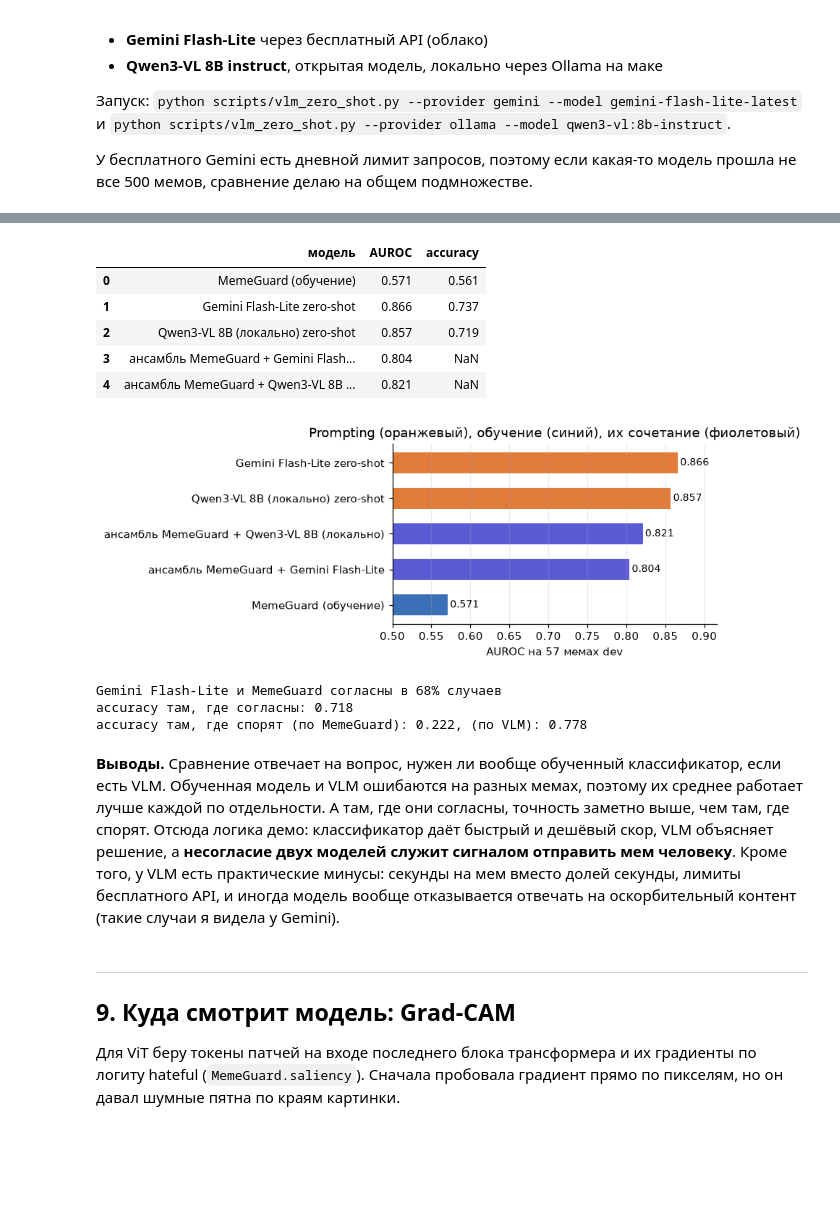
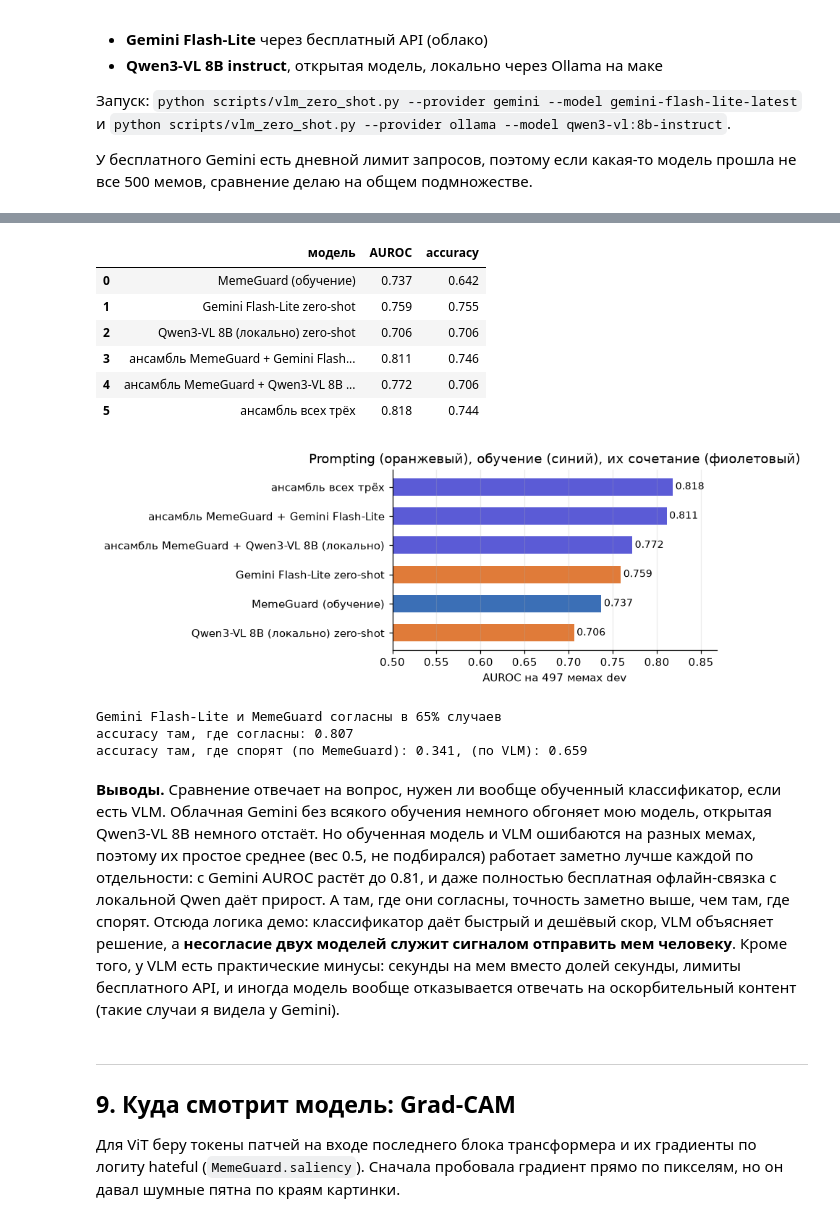
Before and after one commit to asrepovaamina-oss/memeguard, a Jupyter notebook: proj_3.ipynb, the cells around one changed output, grey strips where cells are left out. Drawn from its saved outputs; the diff is of its cells as text; code cells hidden in the pictures; blank space fills up the shorter version.

Commit message:
Финальный ноутбук proj_3, результаты на русских мемах, README
Co-Authored-By: Claude Opus 5.5 <noreply@anthropic.com>

```diff
--- a/proj_3.ipynb
+++ b/proj_3.ipynb
@@ -445,41 +447,45 @@ Qwen3-VL 8B (локально): ответов 57 из 500
 if common:
     idx = dev_idx[common].values
     y = y_dev[idx]
     rows = [{"модель": "MemeGuard (обучение)", "AUROC": roc_auc_score(y, p_dev[idx]),
              "accuracy": accuracy_score(y, p_dev[idx] >= thr)}]
     for name, d in vlm.items():
         s = d.loc[common, "score"].values
         rows.append({"модель": f"{name} zero-shot", "AUROC": roc_auc_score(y, s),
                      "accuracy": accuracy_score(y, s >= 0.5)})
-    # ансамбль: среднее вероятности моей модели и оценки VLM
+    # ансамбль: среднее вероятности моей модели и оценки VLM (вес не подбирался)
     for name, d in vlm.items():
         s = d.loc[common, "score"].values
         mix = (p_dev[idx] + s) / 2
         rows.append({"модель": f"ансамбль MemeGuard + {name}", "AUROC": roc_auc_score(y, mix),
-                     "accuracy": np.nan})
+                     "accuracy": accuracy_score(y, mix >= 0.5)})
+    mix_all = (p_dev[idx] + sum(d.loc[common, "score"].values for d in vlm.values())) / (1 + len(vlm))
+    rows.append({"модель": "ансамбль всех трёх", "AUROC": roc_auc_score(y, mix_all),
+                 "accuracy": accuracy_score(y, mix_all >= 0.5)})
     vlm_table = pd.DataFrame(rows).round(3)
     display(vlm_table)
 
     t = vlm_table.sort_values("AUROC")
     fig, ax = plt.subplots(figsize=(8, 3.2))
     colors = [C_ACCENT if "ансамбль" in m else (C_ORANGE if "zero-shot" in m else C_BLUE) for m in t["модель"]]
     ax.barh(t["модель"], t["AUROC"], color=colors, height=0.6)
     for i, v in enumerate(t["AUROC"]):
         ax.text(v + 0.003, i, f"{v:.3f}", va="center", fontsize=9)
     ax.set_xlim(0.5, max(t["AUROC"]) + 0.05)
     ax.set_xlabel(f"AUROC на {len(common)} мемах dev")
     ax.set_title("Prompting (оранжевый), обучение (синий), их сочетание (фиолетовый)")
     ax.grid(axis="y", visible=False)
     plt.tight_layout()
     plt.show()
 # %% [output]
 |  | модель | AUROC | accuracy |
-| 0 | MemeGuard (обучение) | 0.571 | 0.561 |
-| 1 | Gemini Flash-Lite zero-shot | 0.866 | 0.737 |
-| 2 | Qwen3-VL 8B (локально) zero-shot | 0.857 | 0.719 |
-| 3 | ансамбль MemeGuard + Gemini Flash... | 0.804 | NaN |
-| 4 | ансамбль MemeGuard + Qwen3-VL 8B ... | 0.821 | NaN |
+| 0 | MemeGuard (обучение) | 0.737 | 0.642 |
+| 1 | Gemini Flash-Lite zero-shot | 0.759 | 0.755 |
+| 2 | Qwen3-VL 8B (локально) zero-shot | 0.706 | 0.706 |
+| 3 | ансамбль MemeGuard + Gemini Flash... | 0.811 | 0.746 |
+| 4 | ансамбль MemeGuard + Qwen3-VL 8B ... | 0.772 | 0.706 |
+| 5 | ансамбль всех трёх | 0.818 | 0.744 |
-[figure, old version]
+[figure, new version]
 # %%
 if common:
     name = list(vlm)[0]
@@ -491,13 +497,15 @@ if common:
     print(f"accuracy там, где спорят (по MemeGuard): {accuracy_score(y[~agree], m_hate[~agree]):.3f}, "
           f"(по VLM): {accuracy_score(y[~agree], v_hate[~agree]):.3f}")
 # %% [output]
-Gemini Flash-Lite и MemeGuard согласны в 68% случаев
-accuracy там, где согласны: 0.718
-accuracy там, где спорят (по MemeGuard): 0.222, (по VLM): 0.778
+Gemini Flash-Lite и MemeGuard согласны в 65% случаев
+accuracy там, где согласны: 0.807
+accuracy там, где спорят (по MemeGuard): 0.341, (по VLM): 0.659
 # %% [markdown]
 **Выводы.** Сравнение отвечает на вопрос, нужен ли вообще обученный классификатор, если есть VLM.
-Обученная модель и VLM ошибаются на разных мемах, поэтому их среднее работает лучше каждой по
-отдельности. А там, где они согласны, точность заметно выше, чем там, где спорят. Отсюда логика
+Облачная Gemini без всякого обучения немного обгоняет мою модель, открытая Qwen3-VL 8B немного
+отстаёт. Но обученная модель и VLM ошибаются на разных мемах, поэтому их простое среднее (вес 0.5,
+не подбирался) работает заметно лучше каждой по отдельности: с Gemini AUROC растёт до 0.81, и даже
+полностью бесплатная офлайн-связка с локальной Qwen даёт прирост. А там, где они согласны, точность заметно выше, чем там, где спорят. Отсюда логика
 демо: классификатор даёт быстрый и дешёвый скор, VLM объясняет решение, а **несогласие двух моделей
 служит сигналом отправить мем человеку**. Кроме того, у VLM есть практические минусы: секунды на мем
 вместо долей секунды, лимиты бесплатного API, и иногда модель вообще отказывается отвечать на
```
Also changed, not shown: parts of 15 cells of this notebook, 6 other files.
